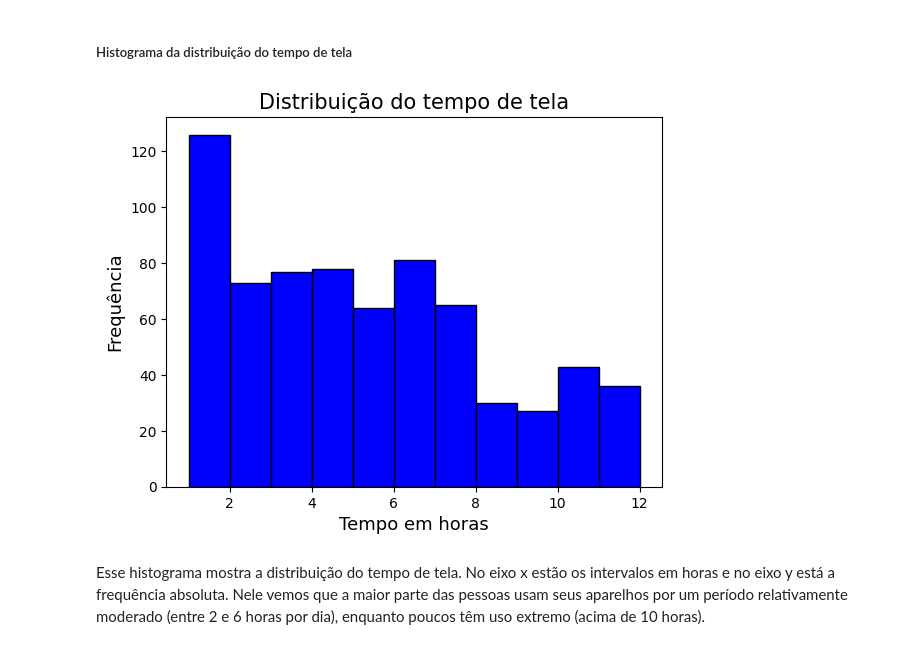
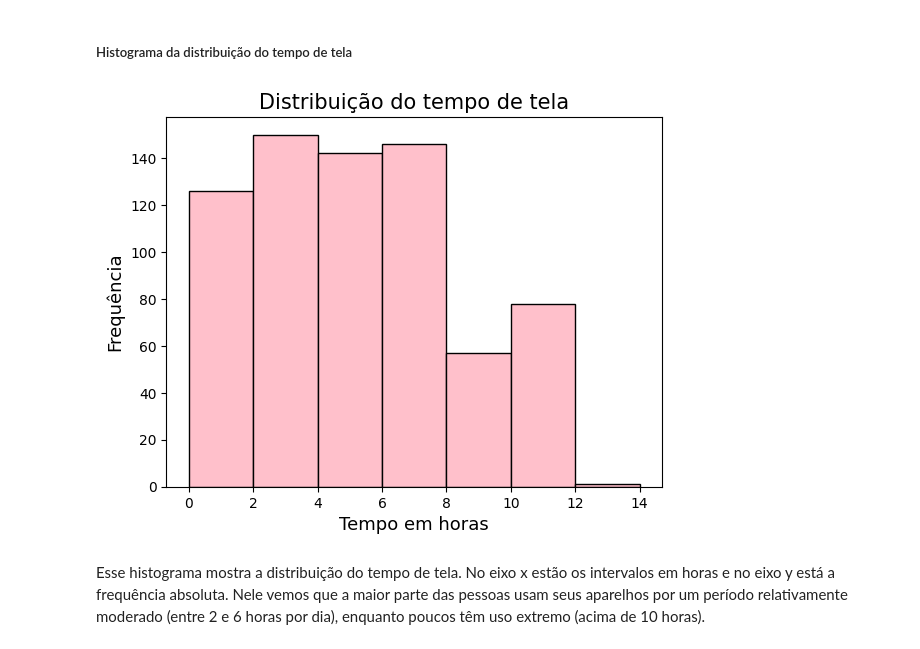
Before and after one commit to aninhaborges/trabalho-final-org-dados, a Jupyter notebook: user-behavior/UserBehavior.ipynb, the cells around one changed output. Saved outputs shown, nothing was run; the diff lists cells and outputs as text; code cells hidden in the pictures.

```diff
--- a/user-behavior/UserBehavior.ipynb
+++ b/user-behavior/UserBehavior.ipynb
@@ -131,15 +131,16 @@ Podemos observar que os aparelhos mais frequentes são:  Xiaomi Mi 11 e iPhone 1
 ##### Histograma da distribuição do tempo de tela
 # %%
 screem_on_time= df['Screen On Time (hours/day)']
-plt.hist(screem_on_time, bins=11, color='blue', edgecolor='black')
+intervalos_hr=list(range(0,15,2))
+plt.hist(screem_on_time, intervalos_hr, color='pink', edgecolor='black')
 
 plt.title('Distribuição do tempo de tela',fontsize=15)
 plt.xlabel('Tempo em horas',fontsize=13)
 plt.ylabel('Frequência',fontsize=13)
 
 plt.show()
 # %% [output]
-[figure, old version]
+[figure, new version]
 # %% [markdown]
 Esse histograma mostra a distribuição do tempo de tela. No eixo x estão os intervalos em horas e no eixo y está a frequência absoluta. Nele vemos que a maior parte das pessoas usam seus aparelhos por um período relativamente moderado (entre 2 e 6 horas por dia), enquanto poucos têm uso extremo (acima de 10 horas).
 # %% [markdown]
```
Also changed, not shown: parts of 6 cells of this notebook.
